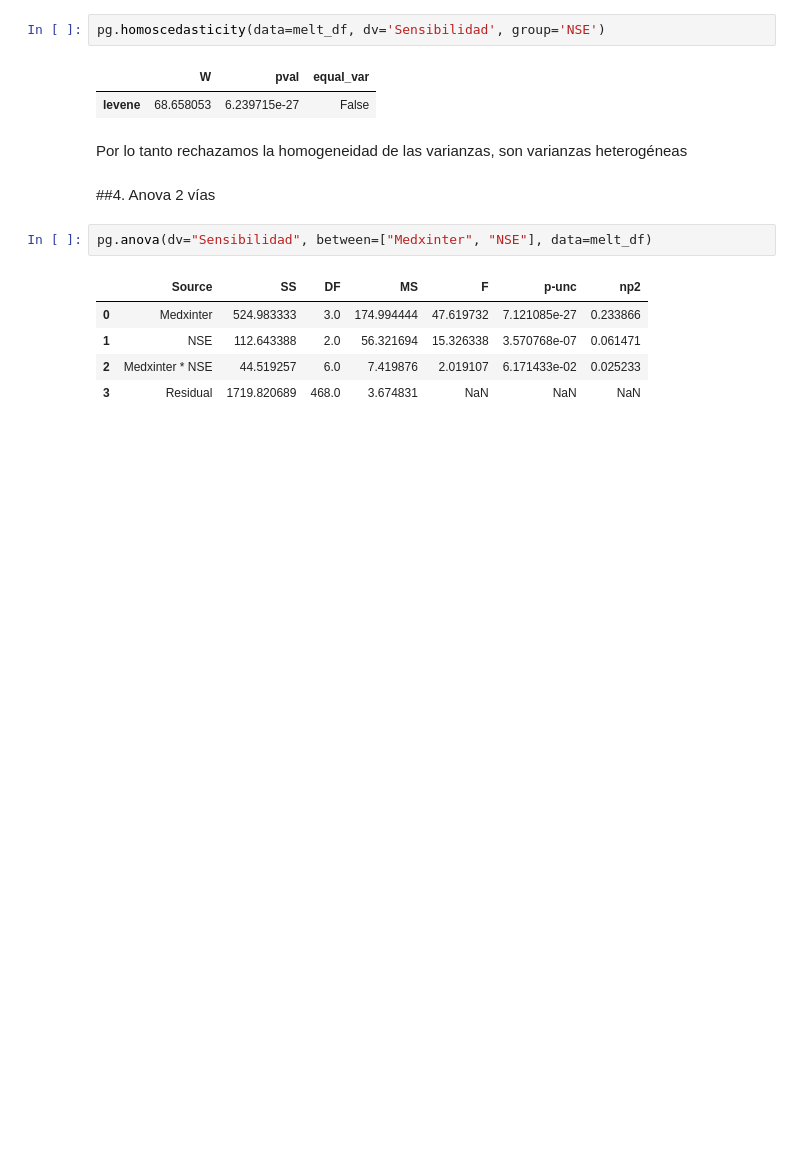
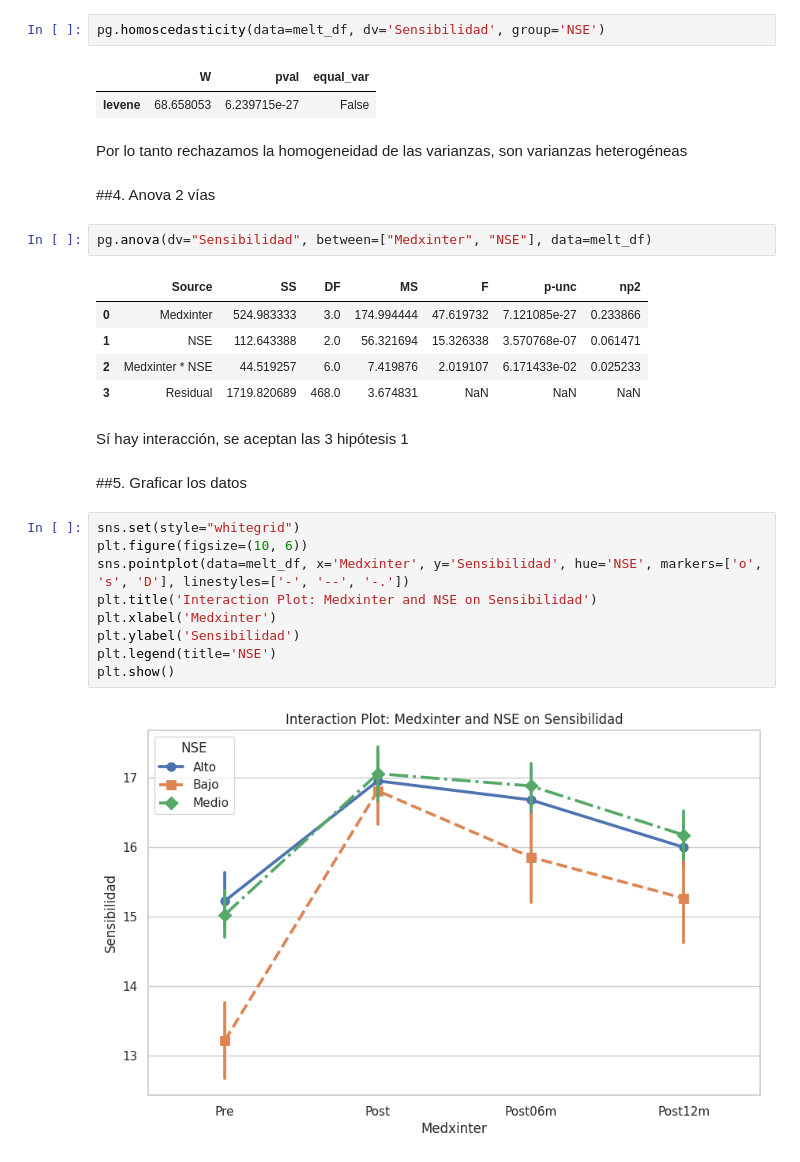
Before and after one commit to emiliagyr/Estad-sticaExperimental, a Jupyter notebook: Colab/2vias_sol2.ipynb, the cells around one changed output. Drawn from its saved outputs; the diff is of its cells as text; blank space fills up the shorter version.

```diff
--- a/Colab/2vias_sol2.ipynb
+++ b/Colab/2vias_sol2.ipynb
@@ -108,3 +109,18 @@ pg.anova(dv="Sensibilidad", between=["Medxinter", "NSE"], data=melt_df)
 | 1 | NSE | 112.643388 | 2.0 | 56.321694 | 15.326338 | 3.570768e-07 | 0.061471 |
 | 2 | Medxinter * NSE | 44.519257 | 6.0 | 7.419876 | 2.019107 | 6.171433e-02 | 0.025233 |
 | 3 | Residual | 1719.820689 | 468.0 | 3.674831 | NaN | NaN | NaN |
+# %% [markdown]
+Sí hay interacción, se aceptan las 3 hipótesis 1
+# %% [markdown]
+##5. Graficar los datos
+# %%
+sns.set(style="whitegrid")
+plt.figure(figsize=(10, 6))
+sns.pointplot(data=melt_df, x='Medxinter', y='Sensibilidad', hue='NSE', markers=['o', 's', 'D'], linestyles=['-', '--', '-.'])
+plt.title('Interaction Plot: Medxinter and NSE on Sensibilidad')
+plt.xlabel('Medxinter')
+plt.ylabel('Sensibilidad')
+plt.legend(title='NSE')
+plt.show()
+# %% [output]
+[figure, added]
```
Also changed, not shown: parts of 2 cells of this notebook.
